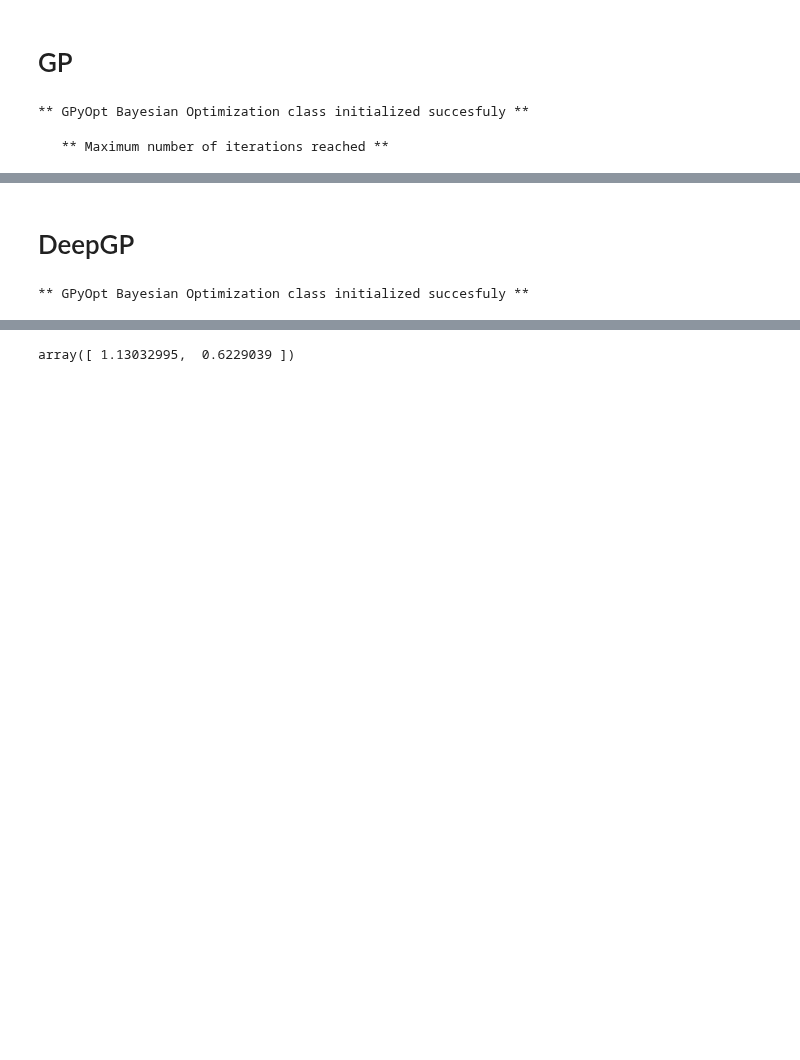
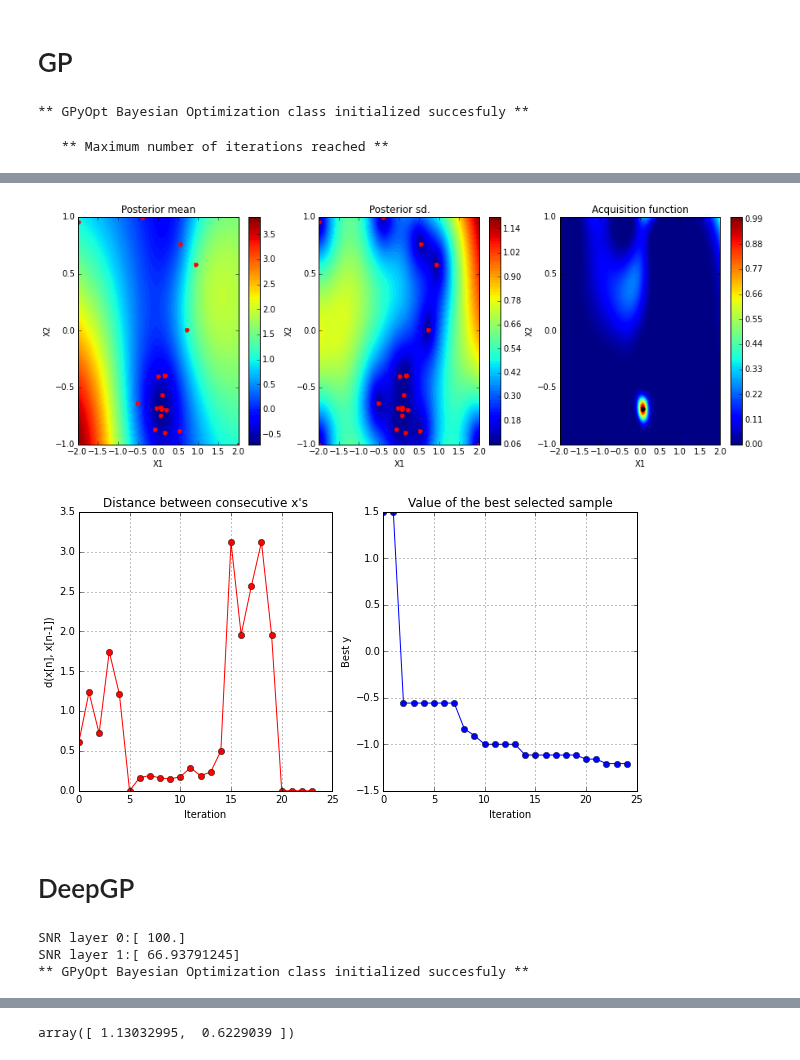
Before and after one commit to SheffieldML/GPyOpt, a Jupyter notebook: manual/GPyOpt_deep_gps.ipynb, the cells around one changed output, grey strips where cells are left out. Saved outputs shown, nothing was run; the diff lists cells and outputs as text; code cells hidden in the pictures; blank space fills up the shorter version.

```diff
--- a/manual/GPyOpt_deep_gps.ipynb
+++ b/manual/GPyOpt_deep_gps.ipynb
@@ -56,3 +56,9 @@ Parameters:
+# %%
+myBopt2D.plot_acquisition()
+myBopt2D.plot_convergence()
+# %% [output]
+[figure, added]
+[figure, added]
 # %% [markdown]
 # DeepGP
 # %%
@@ -67,12 +73,14 @@ bounds =[{'name': 'var_1', 'type': 'continuous', 'domain': f_true.bounds[0]},
 ### check the modular demo.
 myBopt2D = GPyOpt.methods.BayesianOptimization(f_sim.f,
                                               domain=bounds,
-                                              initial_design_numdata = 50,
+                                              initial_design_numdata = 3,
                                               model_type = 'deepGP',
                                               acquisition_type='EI',
-                                              normalize_Y = False,
+                                              normalize_Y = True,
                                               acquisition_weight = 0.1)
 # %% [output]
+SNR layer 0:[ 100.]
+SNR layer 1:[ 66.93791245]
 ** GPyOpt Bayesian Optimization class initialized succesfuly **
 # %%
 myBopt2D.plot_acquisition()
```
Also changed, not shown: parts of 9 cells of this notebook, 3 other files.
